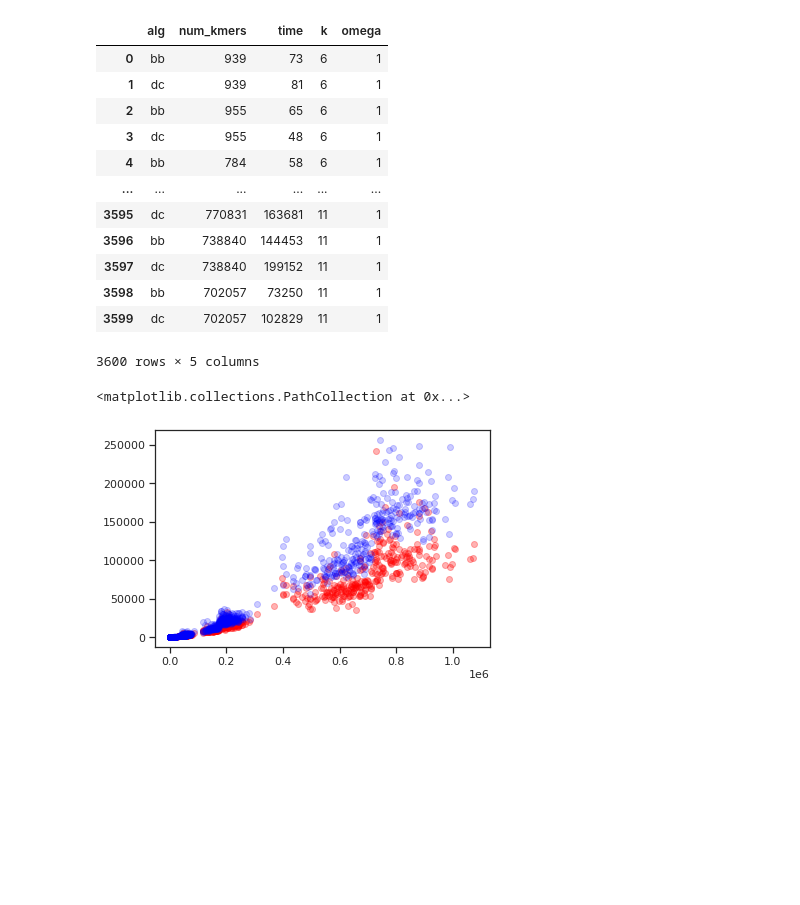
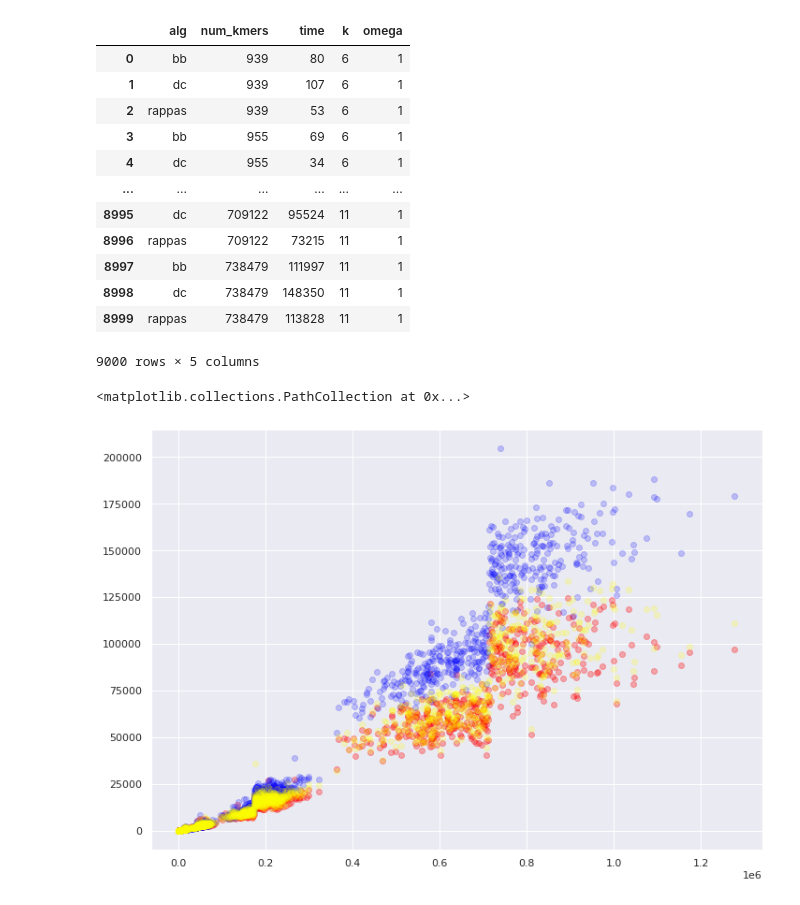
Before and after one commit to nromashchenko/pk-algs, a Jupyter notebook: alg_plots.ipynb, the cells around one changed output. Cells and saved outputs as stored; diff of their text form; code cells hidden in the pictures; blank space fills up the shorter version.

Commit message:
Added the simplified rappas algorithm (no sorting)

```diff
--- a/alg_plots.ipynb
+++ b/alg_plots.ipynb
@@ -4,30 +4,32 @@ import pandas as pd
 import matplotlib.pyplot as plt
 import seaborn as sns
 # %%
-df = pd.read_csv("stats.csv")
+df = pd.read_csv("results/stats.csv")
 # %%
 df
 # %% [output]
 |  | alg | num_kmers | time | k | omega |
-| 0 | bb | 939 | 73 | 6 | 1 |
-| 1 | dc | 939 | 81 | 6 | 1 |
-| 2 | bb | 955 | 65 | 6 | 1 |
-| 3 | dc | 955 | 48 | 6 | 1 |
-| 4 | bb | 784 | 58 | 6 | 1 |
+| 0 | bb | 939 | 80 | 6 | 1 |
+| 1 | dc | 939 | 107 | 6 | 1 |
+| 2 | rappas | 939 | 53 | 6 | 1 |
+| 3 | bb | 955 | 69 | 6 | 1 |
+| 4 | dc | 955 | 34 | 6 | 1 |
 | ... | ... | ... | ... | ... | ... |
-| 3595 | dc | 770831 | 163681 | 11 | 1 |
-| 3596 | bb | 738840 | 144453 | 11 | 1 |
-| 3597 | dc | 738840 | 199152 | 11 | 1 |
-| 3598 | bb | 702057 | 73250 | 11 | 1 |
-| 3599 | dc | 702057 | 102829 | 11 | 1 |
+| 8995 | dc | 709122 | 95524 | 11 | 1 |
+| 8996 | rappas | 709122 | 73215 | 11 | 1 |
+| 8997 | bb | 738479 | 111997 | 11 | 1 |
+| 8998 | dc | 738479 | 148350 | 11 | 1 |
+| 8999 | rappas | 738479 | 113828 | 11 | 1 |
-3600 rows × 5 columns
+9000 rows × 5 columns
 # %%
 bb = df[df["alg"] == "bb"]
 dc = df[df["alg"] == "dc"]
+rap = df[df["alg"] == "rappas"]
 
 plt.scatter(bb["num_kmers"], y=bb["time"], alpha=0.3, c='red')
 plt.scatter(dc["num_kmers"], y=dc["time"], alpha=0.2, c='blue')
+plt.scatter(rap["num_kmers"], y=rap["time"], alpha=0.2, c='yellow')
 # %% [output]
 <matplotlib.collections.PathCollection at 0x...>
-[figure, old version]
+[figure, new version]
 # %%
```
Also changed, not shown: parts of 1 cell of this notebook, 12 other files.
